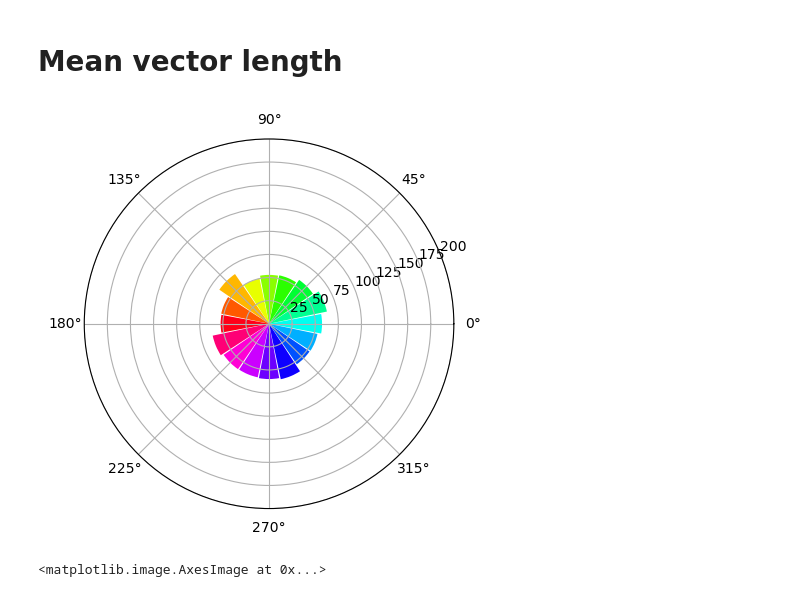
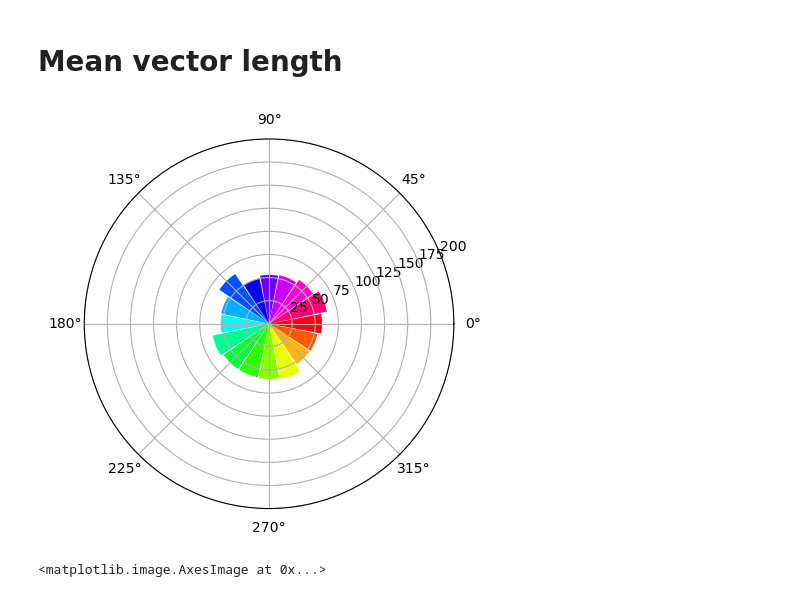
Before and after one commit to PerForm-Lab-RIT/retinal_flow_toolkit, a Jupyter notebook: sandbox/overlay_gaze/calculate_mag_1.ipynb, the cells around one changed output. Cells and saved outputs as stored; diff of their text form; code cells hidden in the pictures.

```diff
--- a/sandbox/overlay_gaze/calculate_mag_1.ipynb
+++ b/sandbox/overlay_gaze/calculate_mag_1.ipynb
@@ -186,16 +186,16 @@ for b_idx in range(1,len(bins)):
 # %%
 
 ax = plt.subplot(111, polar=True)
 
-cvals = bins[:-1]/359.0+.5
-cvals[cvals>1] = cvals[cvals>1]-1
+cvals = bins[:-1]/359.0#+.5
+#cvals[cvals>1] = cvals[cvals>1]-1
 colors = hsv_map(cvals)
 bars = ax.bar(np.deg2rad(bins[:-1]), bin_rad, width=2*(np.pi / (len(bins))), color=colors)
 
 ax.set_ylim([0,200])
 plt.show()
 # %% [output]
-[figure, old version]
+[figure, new version]
 # %%
 # success, image = video.read()
 plt.imshow(cv2.cvtColor(image, cv2.COLOR_BGR2RGB))
```
Also changed, not shown: 1 other file.
